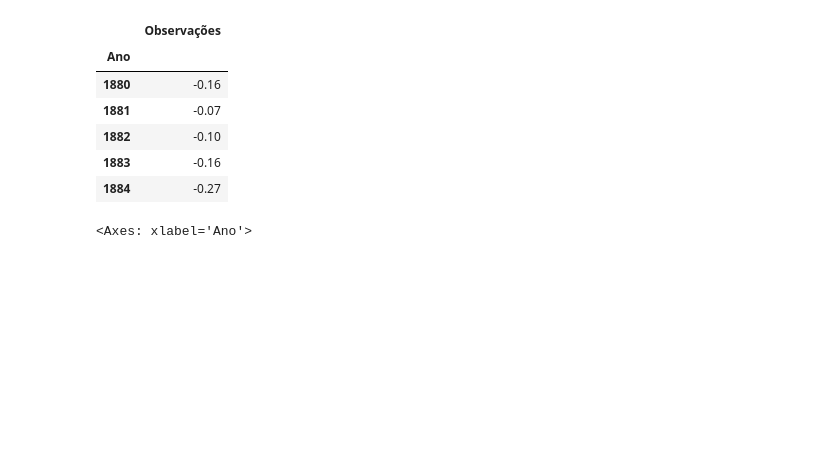
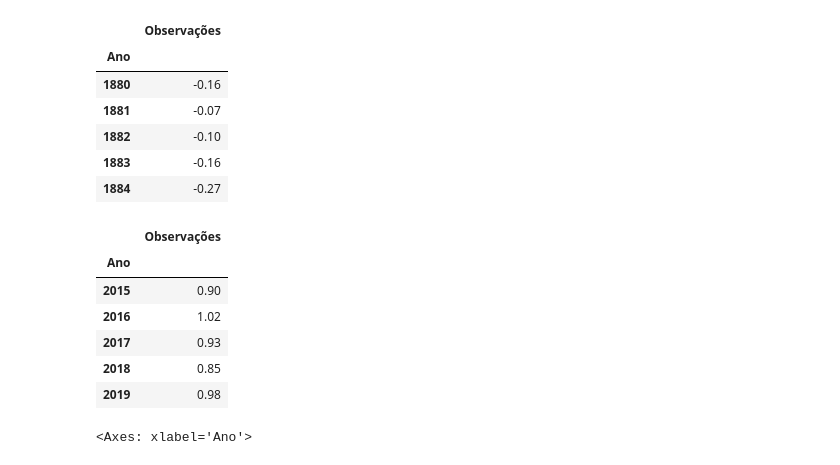
Before and after one commit to andlcoelho/miniprojetos, a Jupyter notebook: Desafio_aula2_Univali_SeriesTemporais_ipynb.ipynb, the cells around one changed output. Cells and saved outputs as stored; diff of their text form; code cells hidden in the pictures; blank space fills up the shorter version.

```diff
--- a/Desafio_aula2_Univali_SeriesTemporais_ipynb.ipynb
+++ b/Desafio_aula2_Univali_SeriesTemporais_ipynb.ipynb
@@ -40,6 +42,16 @@ df.head()
 | 1882 | -0.10 |
 | 1883 | -0.16 |
 | 1884 | -0.27 |
+# %%
+df.tail()
+# %% [output]
+|  | Observações |
+| Ano |  |
+| 2015 | 0.90 |
+| 2016 | 1.02 |
+| 2017 | 0.93 |
+| 2018 | 0.85 |
+| 2019 | 0.98 |
 # %%
 # plotagem dos dados do dataframe
 df.plot(figsize=(15,6))
```
Also changed, not shown: parts of 8 cells of this notebook.
